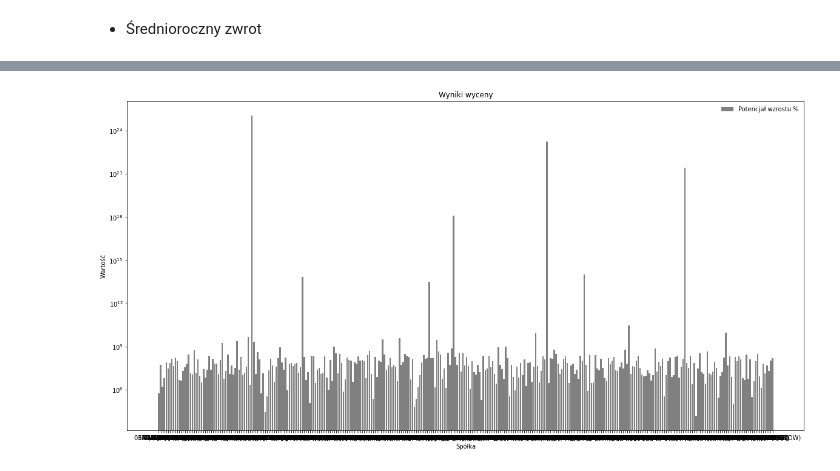
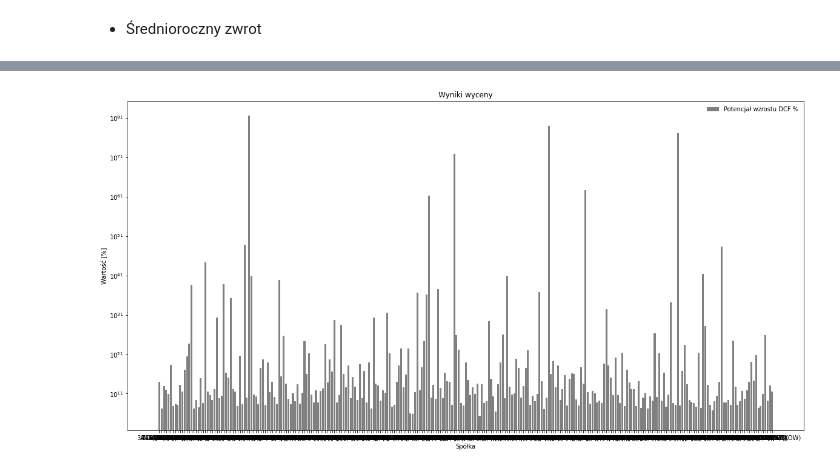
Before and after one commit to TomekSwiatek/Valuation-of-shares-of-selected-companies, a Jupyter notebook: Wyceny spolek gieldowych.ipynb, the cells around one changed output, grey strips where cells are left out. Cells and saved outputs as stored; diff of their text form; code cells hidden in the pictures.

```diff
--- a/Wyceny spolek gieldowych.ipynb
+++ b/Wyceny spolek gieldowych.ipynb
@@ -49,6 +147,5 @@ df_temp.set_index('Spółka', inplace=True)
 # %%
 #Wybór spółek tylko z dodanimi przepływami i wzrostem zysku
-
-df = df_temp[(df_temp['Średnie przepływy pieniężne [w tys. PLN]']>0) & (df_temp['Zysk netto [%]']>0)]
-df
+df = df[(df['Średnie przepływy pieniężne [w tys. PLN]']>0) & (df['Zysk netto [%]']>0)]
+df.sample(5)
 # %% [output]
@@ -308,8 +331,8 @@ def wartosc(dane):
     iv = dane['Suma zdyskontowanych przepływów DFCF+DPCF']/dane['Liczba akcji [tys.]']*1000
     return round(iv,2);
 
-df['Wartość wewnętrzna na 1 akcje']='0'
-df['Wartość wewnętrzna na 1 akcje']=df.apply(wartosc, axis=1)
+df['Wartość wewnętrzna na 1 akcje DCF']='0'
+df['Wartość wewnętrzna na 1 akcje DCF']=df.apply(wartosc, axis=1)
 df
 # %% [output]
 A value is trying to be set on a copy of a slice from a DataFrame.
@@ -340,11 +363,11 @@ See the caveats in the documentation: https://pandas.pydata.org/pandas-docs/stab
 - Potencjał wzrostu wg DCF (akceptowalny poziom powyżej 100%)
 # %%
 def wzrost(dane):
-    r = (dane['Wartość wewnętrzna na 1 akcje']-dane['Aktualny kurs'])/dane['Aktualny kurs']*100
+    r = (dane['Wartość wewnętrzna na 1 akcje DCF']-dane['Aktualny kurs'])/dane['Aktualny kurs']*100
     return round(r,2);
 
-df['Potencjał wzrostu %']='0'
-df['Potencjał wzrostu %']=df.apply(wzrost, axis=1)
+df['Potencjał wzrostu DCF %']='0'
+df['Potencjał wzrostu DCF %']=df.apply(wzrost, axis=1)
 df
 # %% [output]
 A value is trying to be set on a copy of a slice from a DataFrame.
@@ -375,11 +398,11 @@ See the caveats in the documentation: https://pandas.pydata.org/pandas-docs/stab
 - Średnioroczny zwrot
 # %%
 def zwrot(dane):
-    ar = ((1+dane['Potencjał wzrostu %']/100)**(1/(y+ya))-1)*100
+    ar = ((1+dane['Potencjał wzrostu DCF %']/100)**(1/(y+ya))-1)*100
     return ar;
 
-df['Średnioroczny zwrot %']='0'
-df['Średnioroczny zwrot %']=df.apply(zwrot, axis=1)
+df['Średnioroczny zwrot DCF %']='0'
+df['Średnioroczny zwrot DCF %']=df.apply(zwrot, axis=1)
 df
 # %% [output]
 A value is trying to be set on a copy of a slice from a DataFrame.
@@ -442,14 +465,14 @@ df.describe()
 df.reset_index(inplace=True)
 # %%
 #Wykres osiągniętego potencjału wzrostu % (wykres zlogarytmowany)
-plt.figure(figsize=(20, 10))
-plt.bar(df['Spółka'],df['Potencjał wzrostu %'], color = 'gray', label = 'Potencjał wzrostu %', log=1)
+ax=plt.figure(figsize=(20, 10))
+plt.bar(df['Spółka'],df['Potencjał wzrostu DCF %'], color = 'gray', label = 'Potencjał wzrostu DCF %', log=1)
 
 plt.xticks(df['Spółka'])
 
 plt.legend(frameon=False)
 plt.xlabel('Spółka')
-plt.ylabel('Wartość')
+plt.ylabel('Wartość [%]')
 plt.title('Wyniki wyceny');
 # %% [output]
-[figure, old version]
+[figure, new version]
```
Also changed, not shown: parts of 100 cells of this notebook, 3 other files.
